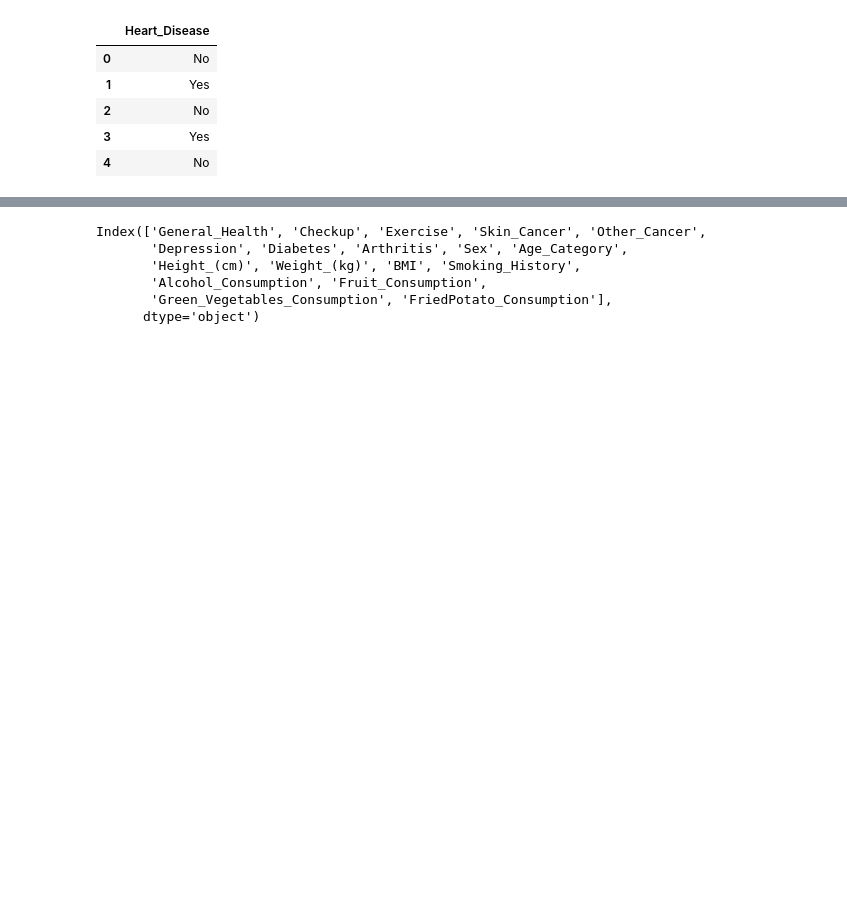
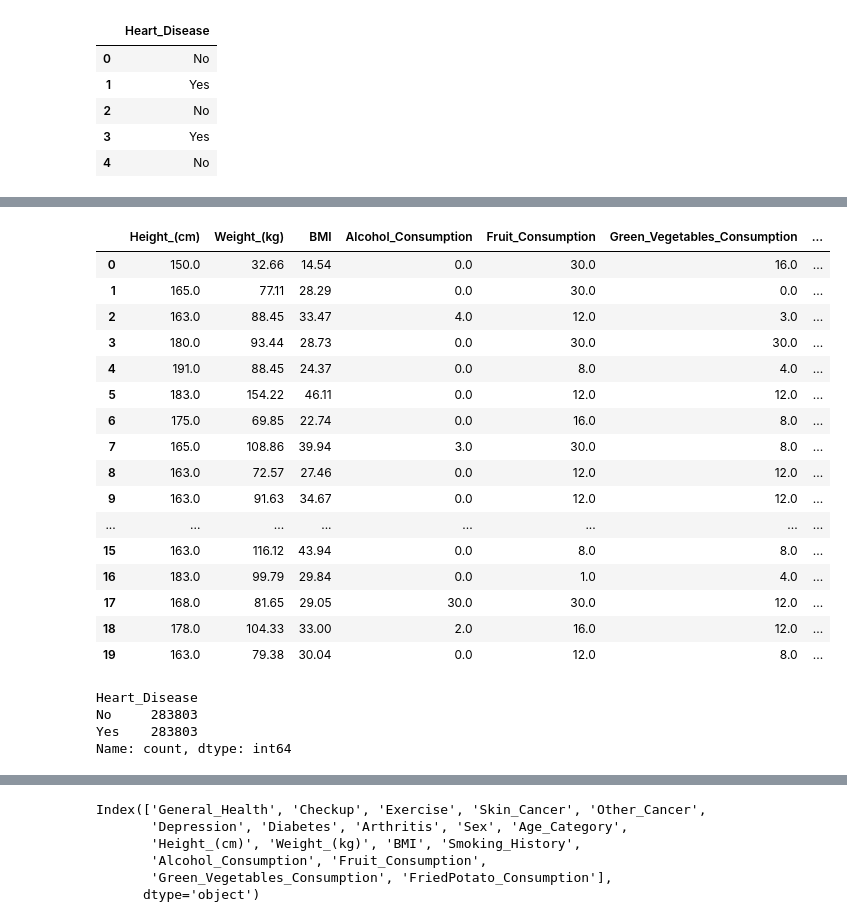
Before and after one commit to MaazSayyed05/CardioVascular_Disease_Prediction, a Jupyter notebook: notebooks/model_training.ipynb, the cells around one changed output, grey strips where cells are left out. Drawn from its saved outputs; the diff is of its cells as text; code cells hidden in the pictures; blank space fills up the shorter version.

```diff
--- a/notebooks/model_training.ipynb
+++ b/notebooks/model_training.ipynb
@@ -83,0 +126,3 @@ categorical_features
+# %%
+df_copy.columns = col_names
+df_copy.head(10)
@@ -83,0 +141,16 @@ categorical_features
+# %%
+General_Health_category =    {0: "Poor",1: 'Fair',2: 'Good',3: 'Very Good',4: 'Excellent'}
+Checkup_category =           {0: 'Never',1: 'Within the past year',2: 'Within the past 2 years',3: 'Within the past 5 years',4: '5 or more years ago'}
+Exercise_category =          {0: 'No',1: 'Yes'}
+Skin_Cancer_category =       {0: 'No',1: 'Yes'}
+Other_Cancer_category =      {0: 'No',1: 'Yes'}
+Depression_category =        {0: 'No',1: 'Yes'}
+Diabetes_category =          {0: 'No',1: 'No, pre-diabetes or borderline diabetes',2: 'Yes, but female told only during pregnancy',3: 'Yes'}
+Arthritis_category =         {0: 'No',1: 'Yes'}
+Sex_category =               {0: 'Male',1: 'Female'}
+Age_Category_category =      {0: '18-24',1: '25-29',2: '30-34',3: '35-39',4: '40-44',5: '45-49',6: '50-54',7: '55-59',8: '60-64',9: '65-69',10: '70-74',11: '75-79',12: '80+'}
+Smoking_History_category =   {0: 'No',1: 'Yes'}
+Heart_Disease_category =     {0: 'No',1: 'Yes'}
+# %%
+categorical_features.append('Heart_Disease')
+categorical_features
@@ -83,0 +170,40 @@ categorical_features
+# %%
+df_copy[categorical_features[0]] = df_copy[categorical_features[0]].map(General_Health_category)
+df_copy[categorical_features[1]] = df_copy[categorical_features[1]].map(Checkup_category)
+df_copy[categorical_features[2]] = df_copy[categorical_features[2]].map(Exercise_category)
+df_copy[categorical_features[3]] = df_copy[categorical_features[3]].map(Skin_Cancer_category)
+df_copy[categorical_features[4]] = df_copy[categorical_features[4]].map(Other_Cancer_category)
+df_copy[categorical_features[5]] = df_copy[categorical_features[5]].map(Depression_category)
+df_copy[categorical_features[6]] = df_copy[categorical_features[6]].map(Diabetes_category)
+df_copy[categorical_features[7]] = df_copy[categorical_features[7]].map(Arthritis_category)
+df_copy[categorical_features[8]] = df_copy[categorical_features[8]].map(Sex_category)
+df_copy[categorical_features[9]] = df_copy[categorical_features[9]].map(Age_Category_category)
+df_copy[categorical_features[10]] = df_copy[categorical_features[10]].map(Smoking_History_category)
+df_copy[categorical_features[11]] = df_copy[categorical_features[11]].map(Heart_Disease_category)
+# %%
+df_copy.head(20)
+# %% [output]
+|  | Height_(cm) | Weight_(kg) | BMI | Alcohol_Consumption | Fruit_Consumption | Green_Vegetables_Consumption | ... |
+| 0 | 150.0 | 32.66 | 14.54 | 0.0 | 30.0 | 16.0 | ... |
+| 1 | 165.0 | 77.11 | 28.29 | 0.0 | 30.0 | 0.0 | ... |
+| 2 | 163.0 | 88.45 | 33.47 | 4.0 | 12.0 | 3.0 | ... |
+| 3 | 180.0 | 93.44 | 28.73 | 0.0 | 30.0 | 30.0 | ... |
+| 4 | 191.0 | 88.45 | 24.37 | 0.0 | 8.0 | 4.0 | ... |
+| 5 | 183.0 | 154.22 | 46.11 | 0.0 | 12.0 | 12.0 | ... |
+| 6 | 175.0 | 69.85 | 22.74 | 0.0 | 16.0 | 8.0 | ... |
+| 7 | 165.0 | 108.86 | 39.94 | 3.0 | 30.0 | 8.0 | ... |
+| 8 | 163.0 | 72.57 | 27.46 | 0.0 | 12.0 | 12.0 | ... |
+| 9 | 163.0 | 91.63 | 34.67 | 0.0 | 12.0 | 12.0 | ... |
+| ... | ... | ... | ... | ... | ... | ... | ... |
+| 15 | 163.0 | 116.12 | 43.94 | 0.0 | 8.0 | 8.0 | ... |
+| 16 | 183.0 | 99.79 | 29.84 | 0.0 | 1.0 | 4.0 | ... |
+| 17 | 168.0 | 81.65 | 29.05 | 30.0 | 30.0 | 12.0 | ... |
+| 18 | 178.0 | 104.33 | 33.00 | 2.0 | 16.0 | 12.0 | ... |
+| 19 | 163.0 | 79.38 | 30.04 | 0.0 | 12.0 | 8.0 | ... |
+# %%
+df_copy['Heart_Disease'].value_counts()
+# %% [output]
+Heart_Disease
+No     283803
+Yes    283803
+Name: count, dtype: int64
```
Also changed, not shown: parts of 18 cells of this notebook, 6 other files.
